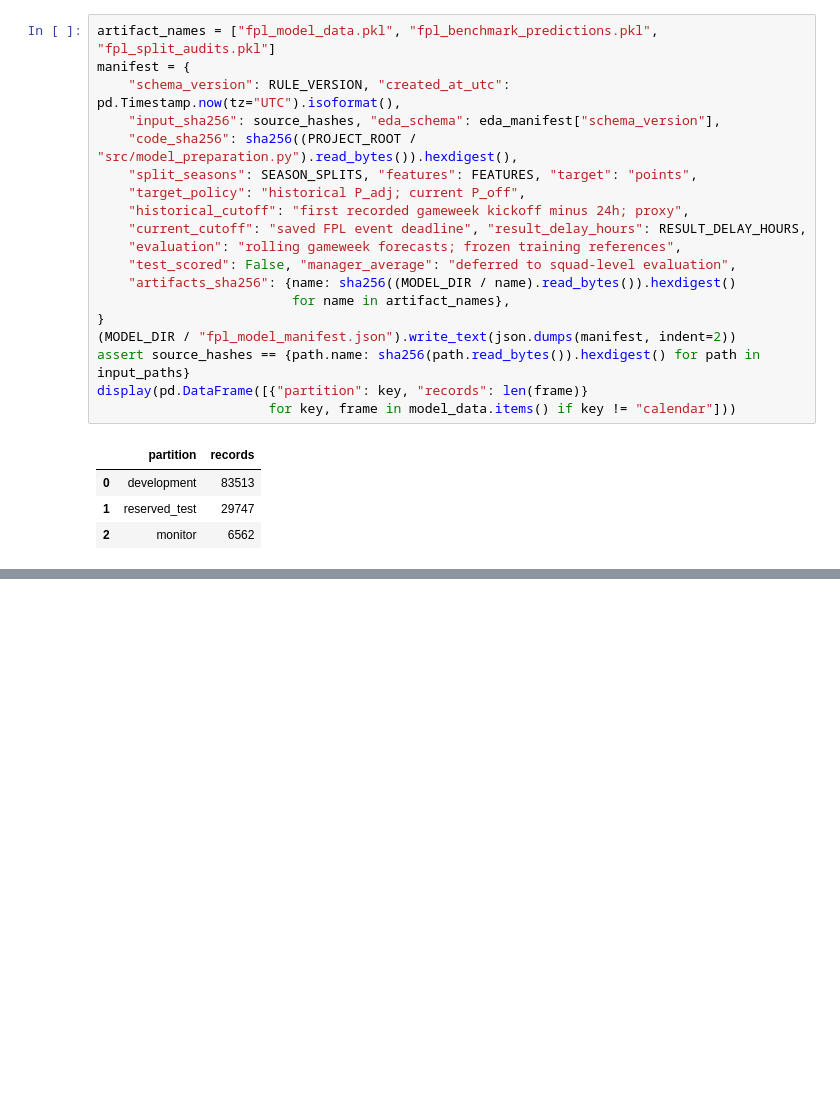
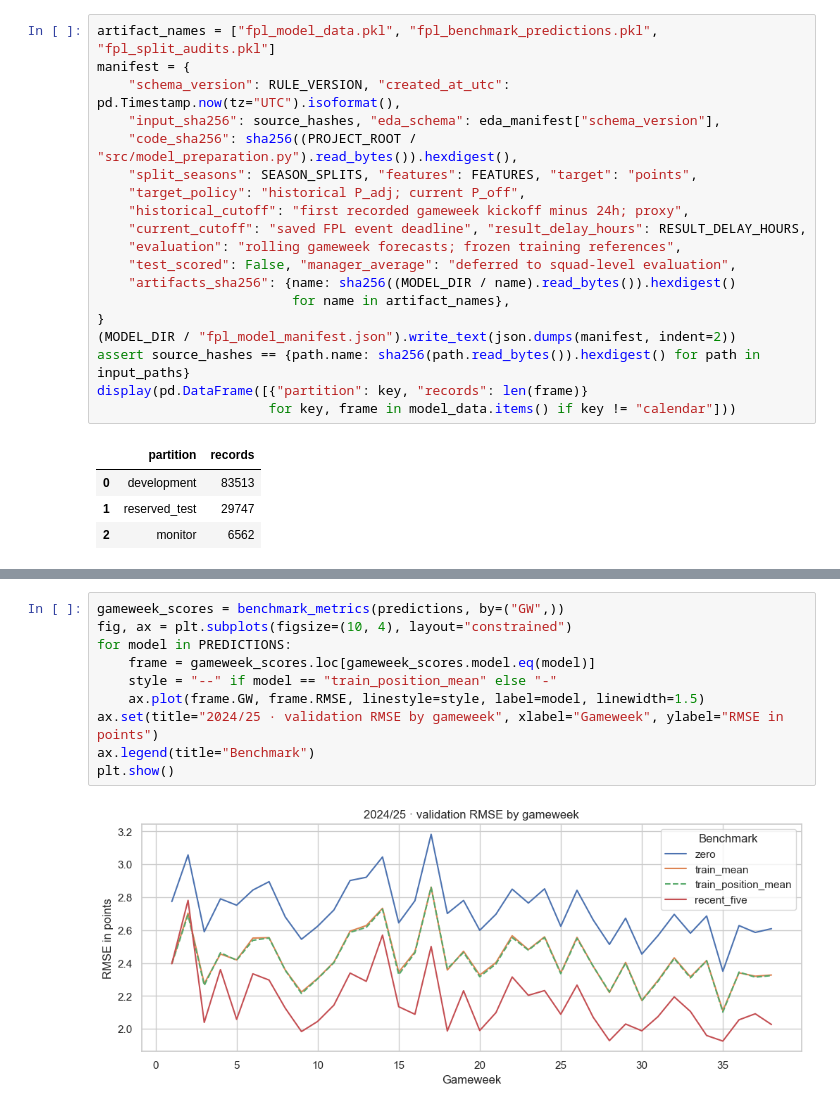
Before and after one commit to junglemvn/fpl-analytics, a Jupyter notebook: notebooks/03_data_split_and_benchmarks.ipynb, the cells around one changed output, grey strips where cells are left out. Drawn from its saved outputs; the diff is of its cells as text; blank space fills up the shorter version.

```diff
--- a/notebooks/03_data_split_and_benchmarks.ipynb
+++ b/notebooks/03_data_split_and_benchmarks.ipynb
@@ -325,0 +418,12 @@ unseen research data. Later collection of dated snapshots supports stronger pros
+# %%
+gameweek_scores = benchmark_metrics(predictions, by=("GW",))
+fig, ax = plt.subplots(figsize=(10, 4), layout="constrained")
+for model in PREDICTIONS:
+    frame = gameweek_scores.loc[gameweek_scores.model.eq(model)]
+    style = "--" if model == "train_position_mean" else "-"
+    ax.plot(frame.GW, frame.RMSE, linestyle=style, label=model, linewidth=1.5)
+ax.set(title="2024/25 · validation RMSE by gameweek", xlabel="Gameweek", ylabel="RMSE in points")
+ax.legend(title="Benchmark")
+plt.show()
+# %% [output]
+[figure, added]
```
Also changed, not shown: parts of 27 cells of this notebook, 1 other file.
